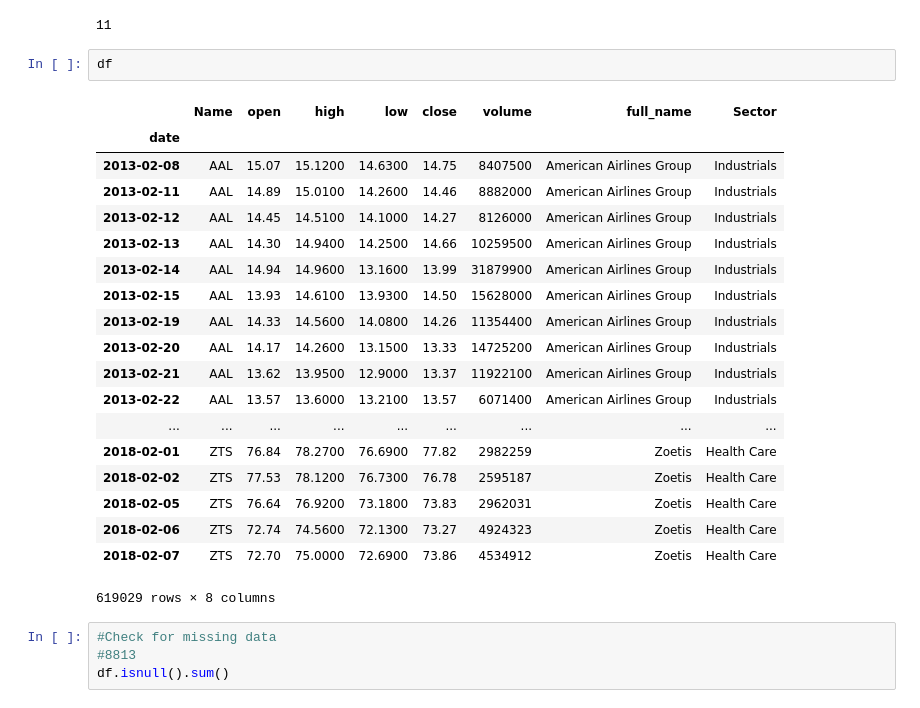
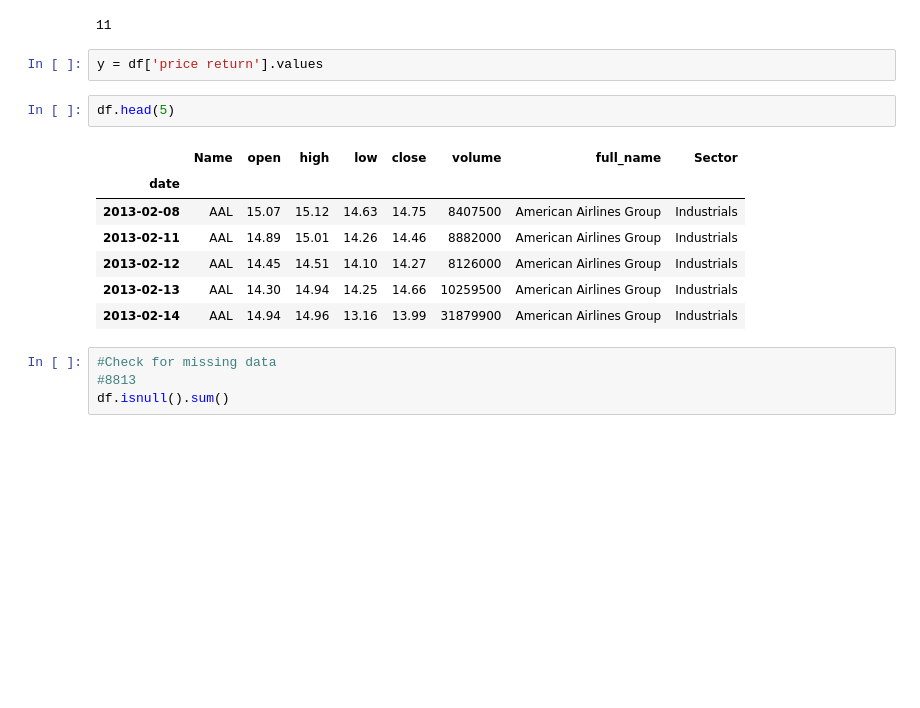
Before and after one commit to Aaivazi000/fintech-master, a Jupyter notebook: Marin Workspace/marin_4.18.ipynb, the cells around one changed output. Drawn from its saved outputs; the diff is of its cells as text; blank space fills up the shorter version.

```diff
--- a/Marin Workspace/marin_4.18.ipynb
+++ b/Marin Workspace/marin_4.18.ipynb
@@ -146,28 +146,18 @@ df.set_index('date', inplace = True)
 len(list(df.groupby('Sector')))
 # %% [output]
 11
+# %%
+y = df['price return'].values
 # %%
-df
+df.head(5)
 # %% [output]
 |  | Name | open | high | low | close | volume | full_name | Sector |
 | date |  |  |  |  |  |  |  |  |
-| 2013-02-08 | AAL | 15.07 | 15.1200 | 14.6300 | 14.75 | 8407500 | American Airlines Group | Industrials |
-| 2013-02-11 | AAL | 14.89 | 15.0100 | 14.2600 | 14.46 | 8882000 | American Airlines Group | Industrials |
-| 2013-02-12 | AAL | 14.45 | 14.5100 | 14.1000 | 14.27 | 8126000 | American Airlines Group | Industrials |
-| 2013-02-13 | AAL | 14.30 | 14.9400 | 14.2500 | 14.66 | 10259500 | American Airlines Group | Industrials |
-| 2013-02-14 | AAL | 14.94 | 14.9600 | 13.1600 | 13.99 | 31879900 | American Airlines Group | Industrials |
-| 2013-02-15 | AAL | 13.93 | 14.6100 | 13.9300 | 14.50 | 15628000 | American Airlines Group | Industrials |
-| 2013-02-19 | AAL | 14.33 | 14.5600 | 14.0800 | 14.26 | 11354400 | American Airlines Group | Industrials |
-| 2013-02-20 | AAL | 14.17 | 14.2600 | 13.1500 | 13.33 | 14725200 | American Airlines Group | Industrials |
-| 2013-02-21 | AAL | 13.62 | 13.9500 | 12.9000 | 13.37 | 11922100 | American Airlines Group | Industrials |
-| 2013-02-22 | AAL | 13.57 | 13.6000 | 13.2100 | 13.57 | 6071400 | American Airlines Group | Industrials |
-| ... | ... | ... | ... | ... | ... | ... | ... | ... |
-| 2018-02-01 | ZTS | 76.84 | 78.2700 | 76.6900 | 77.82 | 2982259 | Zoetis | Health Care |
-| 2018-02-02 | ZTS | 77.53 | 78.1200 | 76.7300 | 76.78 | 2595187 | Zoetis | Health Care |
-| 2018-02-05 | ZTS | 76.64 | 76.9200 | 73.1800 | 73.83 | 2962031 | Zoetis | Health Care |
-| 2018-02-06 | ZTS | 72.74 | 74.5600 | 72.1300 | 73.27 | 4924323 | Zoetis | Health Care |
-| 2018-02-07 | ZTS | 72.70 | 75.0000 | 72.6900 | 73.86 | 4534912 | Zoetis | Health Care |
+| 2013-02-08 | AAL | 15.07 | 15.12 | 14.63 | 14.75 | 8407500 | American Airlines Group | Industrials |
+| 2013-02-11 | AAL | 14.89 | 15.01 | 14.26 | 14.46 | 8882000 | American Airlines Group | Industrials |
+| 2013-02-12 | AAL | 14.45 | 14.51 | 14.10 | 14.27 | 8126000 | American Airlines Group | Industrials |
+| 2013-02-13 | AAL | 14.30 | 14.94 | 14.25 | 14.66 | 10259500 | American Airlines Group | Industrials |
+| 2013-02-14 | AAL | 14.94 | 14.96 | 13.16 | 13.99 | 31879900 | American Airlines Group | Industrials |
-619029 rows × 8 columns
 # %%
 #Check for missing data
 #8813
```
Also changed, not shown: parts of 9 cells of this notebook.
